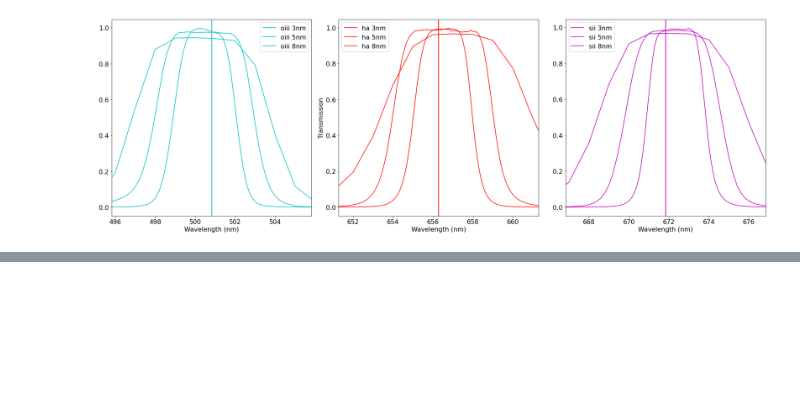
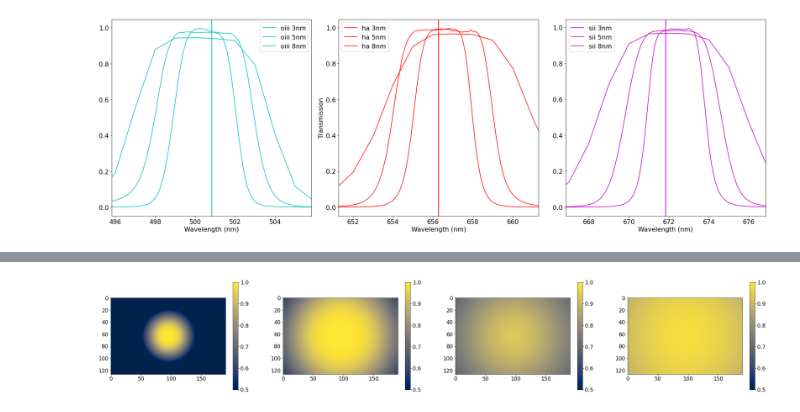
Before and after one commit to gshau/fast_optics_with_narrowband, a Jupyter notebook: bandpass_shift_nb.ipynb, the cells around one changed output, grey strips where cells are left out. Saved outputs shown, nothing was run; the diff lists cells and outputs as text; code cells hidden in the pictures; blank space fills up the shorter version.

```diff
--- a/bandpass_shift_nb.ipynb
+++ b/bandpass_shift_nb.ipynb
@@ -380,0 +295,87 @@ NameError: name 'df_ha' is not defined
+# %%
+# # APS-C
+# width = 25.1
+# height = 16.7
+
+# Full-Frame
+width = 36
+height = 24
+pixel_size = 3.76 * micron * downsample
+
+n_x = int(width / pixel_size)
+n_y = int(height / pixel_size)
+
+x = np.linspace(-width / 2, width / 2, n_x)
+y = np.linspace(-height / 2, height / 2, n_y)
+
+X, Y = np.meshgrid(x, y)
+
+X.shape
+
+
+from matplotlib.ticker import NullFormatter  # useful for `logit` scale
+
+# RASA whitepaper: https://s3.amazonaws.com/celestron-site-support-files/support_files/rasa_white_paper_web.pdf
+
+optics = {'DSLR 70mm f/2.8': {'aperture': 25,
+                              'f_ratio': 2.8,
+                              'r_min': 0},
+          'DSLR 200mm f/2.8': {'aperture': 72,
+                               'f_ratio': 2.8,
+                               'r_min': 0},
+          'RASA8': {'aperture': 200,
+                    'f_ratio': 2,
+                    'r_min': 93/2},
+          'RASA11': {'aperture': 280,
+                     'f_ratio': 2.2,
+                     'r_min': 114/2},
+
+         }
+
+filter_names = ['ha']#, 'oiii', 'sii']
+bandpasses = ['3nm']#, '5nm', '8nm']
+
+n_panel = len(optics)
+
+for filter_name in filter_names:
+    plt.figure(figsize=(n_panel * 9, 6))
+
+    for i_panel, (optic_name, specs) in enumerate(optics.items()):
+        plt.subplot(1, n_panel, i_panel + 1)
+        aperture = specs['aperture']
+        f_ratio = specs['f_ratio']
+
+        focal_length = aperture * f_ratio
+
+        r_min = specs['r_min']
+        r_max = aperture / 2
+
+        for bandpass in bandpasses:
+
+            args = dict(r_min=r_min,
+                       r_max=r_max,
+                       focal_length=focal_length,
+                       filter_name=filter_name,
+                       bandpass=bandpass)
+
+            T = transmission_chip(X, Y, **args)
+            i = int(X.shape[0] / 2)
+            plt.imshow(T, cmap='cividis', vmin=0.5, vmax=1)
+            plt.colorbar()
+
+#             plt.plot(X[i, :], T[i, :], label=f'{filter_name} {bandpass}', color=color[filter_name], lw=2, linestyle=styles[bandpass])
+#             plt.title(f'{optic_name} {filter_name}')
+#             plt.grid()
+#             plt.xlabel('Distance from center (mm)')
+#             plt.ylabel('Total transmission')
+#             plt.yscale('logit')
+#             plt.ylim(0.7, 0.999)
+#             plt.gca().yaxis.set_minor_formatter(NullFormatter())
+#             yticks = list(np.linspace(0.7, 0.9, 5)) + [0.92, 0.94, 0.96, 0.98, 0.99] + list(np.linspace(0.992, 0.998, 4))
+#             plt.yticks(yticks, np.array(yticks)*100)
+#             if i_panel + 1 == n_panel:
+#                 plt.legend(bbox_to_anchor=[1, .5, .3, .3])
+#     plt.tight_layout()
+#     plt.savefig(f'./figures/{filter_name}_transmission.png')
+# %% [output]
+[figure, added]
```
Also changed, not shown: parts of 24 cells of this notebook, 11 other files.
